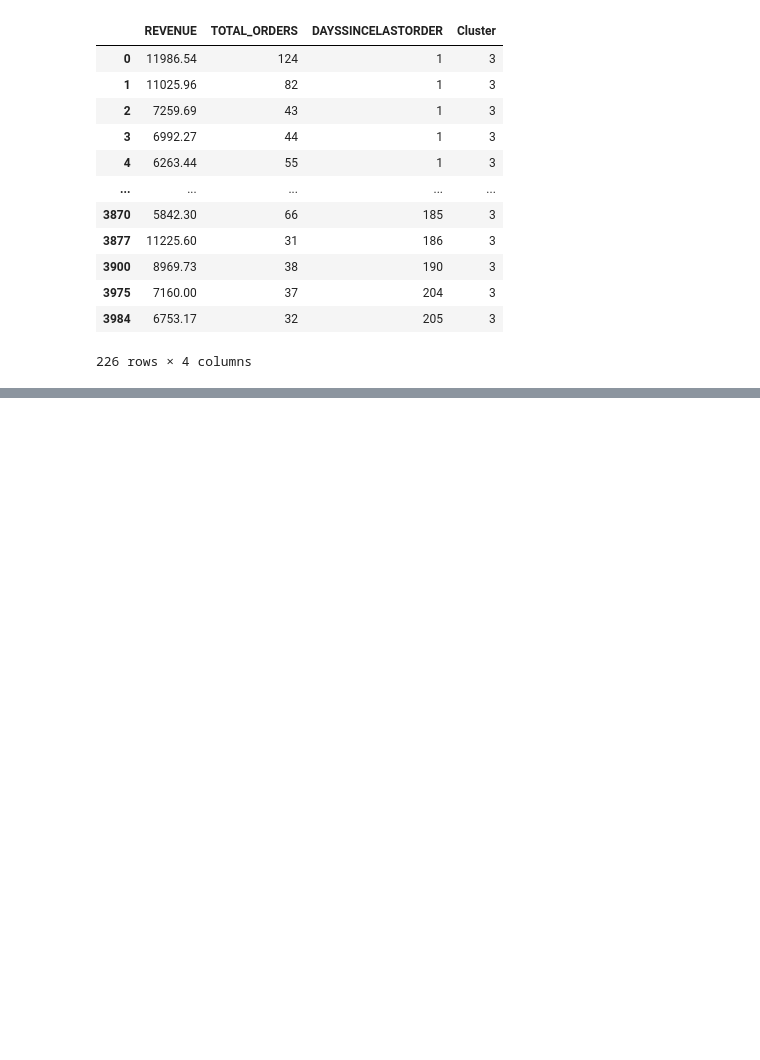
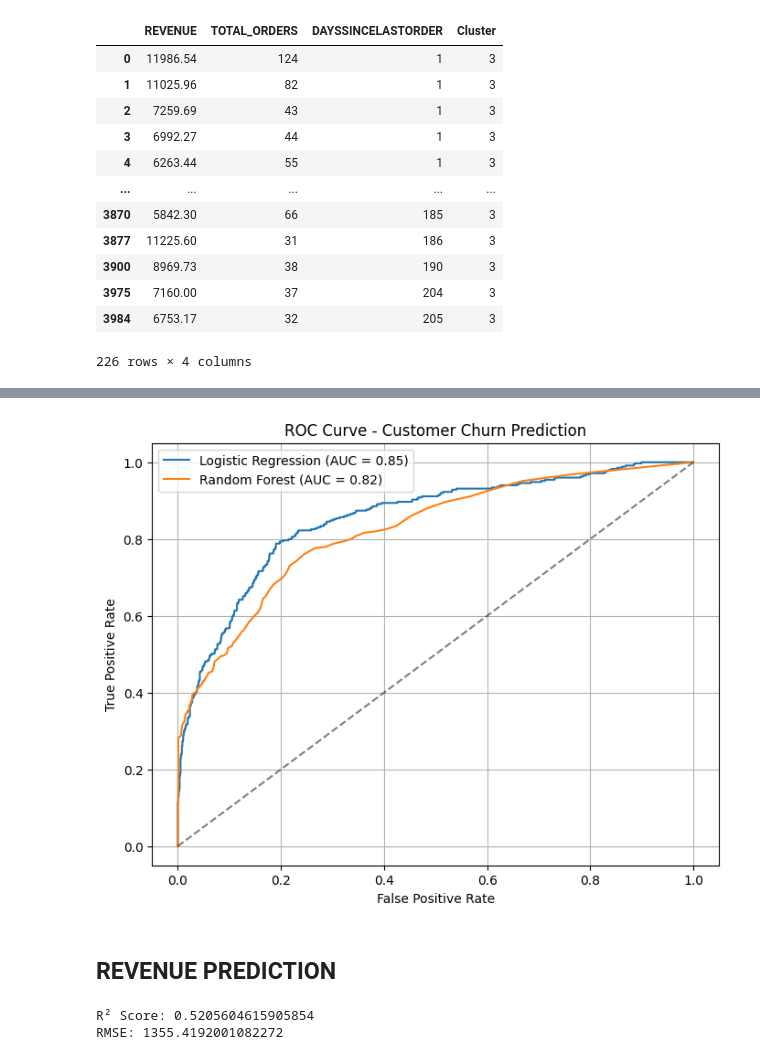
Before and after one commit to 0devesh0/codvo.ai, a Jupyter notebook: notebooks/eda.ipynb, the cells around one changed output, grey strips where cells are left out. Drawn from its saved outputs; the diff is of its cells as text; code cells hidden in the pictures; blank space fills up the shorter version.

```diff
--- a/notebooks/eda.ipynb
+++ b/notebooks/eda.ipynb
@@ -677,0 +713,25 @@ cluster_3
+# %%
+X = df[features]
+y = df['is_churned']
+X_train, X_test, y_train, y_test = train_test_split(X, y, test_size=0.3, stratify=y, random_state=42)
+
+logreg = LogisticRegression(max_iter=1000)
+logreg.fit(X_train, y_train)
+y_pred_log = logreg.predict(X_test)
+y_prob_log = logreg.predict_proba(X_test)[:, 1]
+
+rf = RandomForestClassifier(random_state=42)
+rf.fit(X_train, y_train)
+y_pred_rf = rf.predict(X_test)
+y_prob_rf = rf.predict_proba(X_test)[:, 1]
+# %%
+print("Logistic Regression Report:\n", classification_report(y_test, y_pred_log))
+print("Confusion Matrix:\n", confusion_matrix(y_test, y_pred_log))
+
+print("\n Random Forest Report:\n", classification_report(y_test, y_pred_rf))
+print(" Confusion Matrix:\n", confusion_matrix(y_test, y_pred_rf))
+
+fpr_log, tpr_log, _ = roc_curve(y_test, y_prob_log)
+fpr_rf, tpr_rf, _ = roc_curve(y_test, y_prob_rf)
+auc_log = roc_auc_score(y_test, y_prob_log)
+auc_rf = roc_auc_score(y_test, y_prob_rf)
@@ -677,0 +756,15 @@ cluster_3
+# %%
+plt.figure(figsize=(8, 6))
+plt.plot(fpr_log, tpr_log, label=f'Logistic Regression (AUC = {auc_log:.2f})')
+plt.plot(fpr_rf, tpr_rf, label=f'Random Forest (AUC = {auc_rf:.2f})')
+plt.plot([0, 1], [0, 1], 'k--', alpha=0.5)
+plt.xlabel('False Positive Rate')
+plt.ylabel('True Positive Rate')
+plt.title('ROC Curve - Customer Churn Prediction')
+plt.legend()
+plt.grid(True)
+plt.show()
+# %% [output]
+[figure, added]
+# %% [markdown]
+## REVENUE PREDICTION
@@ -677,0 +779,11 @@ cluster_3
+# %%
+model = RandomForestRegressor(n_estimators=100, random_state=42)
+model.fit(X_train, y_train)
+y_pred = model.predict(X_test)
+rmse = np.sqrt(mean_squared_error(y_test, y_pred))
+r2 = r2_score(y_test, y_pred)
+print("R² Score:", r2)
+print("RMSE:", rmse)
+# %% [output]
+R² Score: 0.5205604615905854
+RMSE: 1355.4192001082272
```
Also changed, not shown: parts of 14 cells of this notebook.
